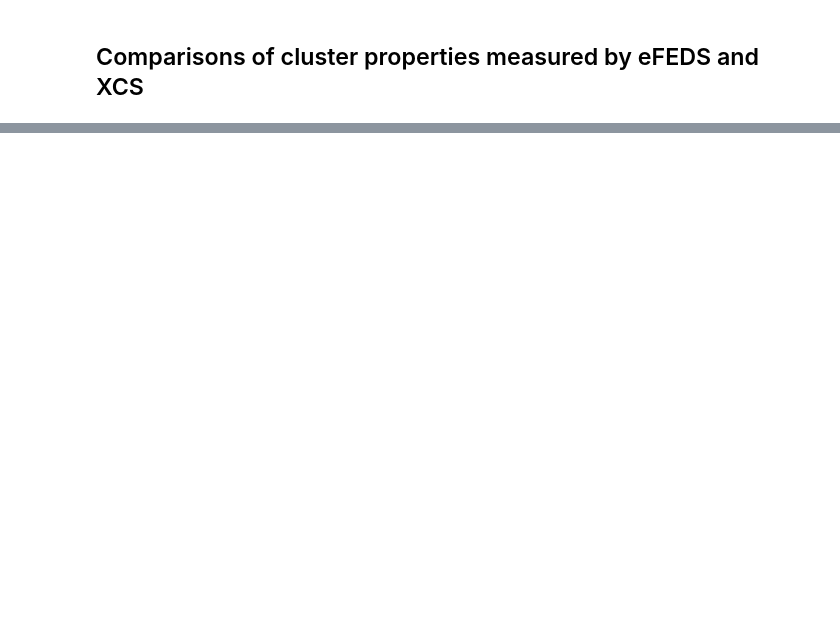
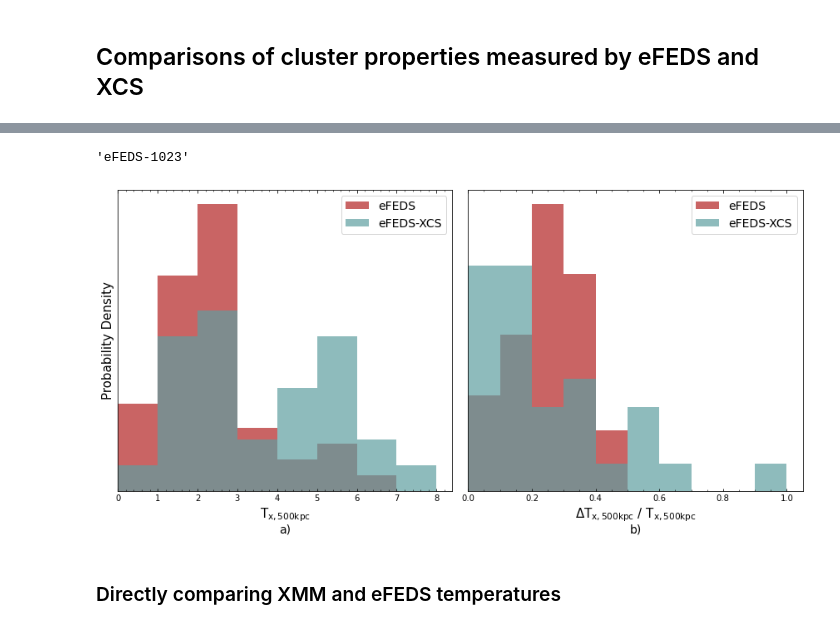
Before and after one commit to DavidT3/eFEDS-XCS-Paper, a Jupyter notebook: analysis_code/cluster_analysis.ipynb, the cells around one changed output, grey strips where cells are left out. Cells and saved outputs as stored; diff of their text form; code cells hidden in the pictures; blank space fills up the shorter version.

```diff
--- a/analysis_code/cluster_analysis.ipynb
+++ b/analysis_code/cluster_analysis.ipynb
@@ -214,2 +303,4 @@ This sample is a subset of the eFEDS-XMM sample, but we felt that presenting a d
+# %%
+split_cluster = "eFEDS-1023"
 # %% [markdown]
 ## Brief exploration of the eFEDS-XMM sample
@@ -223,0 +823,72 @@ This sample is a subset of the eFEDS-XMM sample, but we felt that presenting a d
+# %%
+split_cluster
+# %% [output]
+'eFEDS-1023'
+# %%
+# Setting up a sub-table of the eFEDS X-ray cluster candidate catalogue for sources that have
+#  temperatures measured within 500kpc apertures, and aren't eFEDS-1023
+cur_sample = efeds_xray[(efeds_xray['T_500kpc'] != -1) & (efeds_xray['name'] != split_cluster)]
+
+# Setting up a subset of the XGA measured eFEDS-XCS temperatures that contains successful measurements,
+#  and does not contain eFEDS-1023
+cur_xga_t500 = xga_t500[np.where(efeds_xcs_srcs.names != split_cluster)[0]]
+cur_xga_t500 = cur_xga_t500[np.where(np.isfinite(cur_xga_t500[:, 0]))[0], :]
+
+# The y position and fontsize of the a and b labels added beneath the two figures
+sublabel_ypos = -0.125
+sublabel_fsize = 14
+
+# Setup the figure
+fig, ax_arr = plt.subplots(ncols=2, figsize=(12, 6))
+
+# Setup the axes ticks
+for ax in ax_arr:
+    ax.minorticks_on()
+    ax.tick_params(which='both', top=True, right=True, direction='in')
+
+# Read out the left hand plot axis object
+ax = ax_arr[0]
+# Plot the temperature distributions of the eFEDS-XCS and eFEDS X-ray cluster candidate catalogue
+ax.hist(cur_sample['T_500kpc'].values, color='firebrick', label='eFEDS', alpha=0.7, bins=np.arange(0, 9, 1),
+        density=True, histtype='stepfilled')
+ax.hist(cur_xga_t500[:, 0].value, color='cadetblue', label='eFEDS-XCS', alpha=0.7, bins=np.arange(0, 9, 1),
+         density=True, histtype='stepfilled')
+
+# Set axis labels, limits, etc.
+ax.set_xlabel(r"T$_{\rm{x}, 500kpc}$", fontsize=15)
+ax.set_xlim(0)
+ax.set_yticks([])
+ax.set_ylabel("Probability Density", fontsize=15)
+ax.text(0.5, sublabel_ypos, s='a)', horizontalalignment='center', verticalalignment='center',
+        transform=ax.transAxes, fontsize=sublabel_fsize)
+ax.legend(loc='best', fontsize=14)
+
+# Read out the right hand plot axis object
+ax = ax_arr[1]
+
+# Calculate and plot the eFEDS fractional temperature errors for the 500kpc aperture
+av_frac_err = np.nanmean(cur_sample[['T_500kpc-', 'T_500kpc+']].values, axis=1) /cur_sample['T_500kpc']
+ax.hist(av_frac_err, bins=np.arange(0, 1.01, 0.1), color='firebrick', alpha=0.7, label='eFEDS',
+         density=True, histtype='stepfilled')
+
+# Calculate and plot the XMM fractional temperature errors for the 500kpc aperture (eFEDS-XCS sample)
+xga_frac_err = np.nanmean(cur_xga_t500[:, 1:], axis=1) / cur_xga_t500[:, 0]
+ax.hist(xga_frac_err.value, color='cadetblue', label='eFEDS-XCS', alpha=0.7, bins=np.arange(0, 1.01, 0.1),
+         density=True, histtype='stepfilled')
+
+# Set axis labels, limits, etc.
+ax.set_xlabel(r"$\Delta \rm{T}_{\rm{x, 500kpc}}$ / $\rm{T}_{\rm{x, 500kpc}}$", fontsize=15)
+ax.set_xlim(0)
+ax.set_yticks([])
+ax.legend(loc='best', fontsize=14)
+ax.text(0.5, sublabel_ypos, s='b)', horizontalalignment='center', verticalalignment='center',
+        transform=ax.transAxes, fontsize=sublabel_fsize)
+
+plt.tight_layout()
+# Save and display figure
+plt.savefig("output_figures/efeds_xcs_txcomp.pdf")
+plt.show()
+# %% [output]
+[figure, added]
+# %% [markdown]
+### Directly comparing XMM and eFEDS temperatures
```
Also changed, not shown: parts of 85 cells of this notebook, 5 other files.
